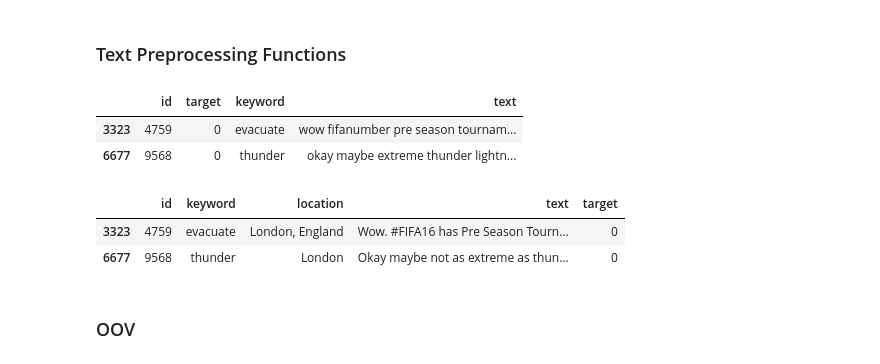
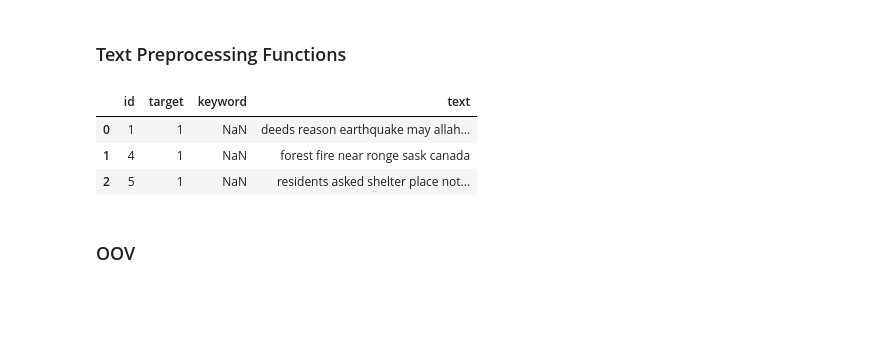
Before and after one commit to dots13/Disaster_Tweets, a Jupyter notebook: Desktop/GIT_pro/twitter/classical_ML/Disaster_Tweets.ipynb, the cells around one changed output. Drawn from its saved outputs; the diff is of its cells as text; code cells hidden in the pictures; blank space fills up the shorter version.

```diff
--- a/Desktop/GIT_pro/twitter/classical_ML/Disaster_Tweets.ipynb
+++ b/Desktop/GIT_pro/twitter/classical_ML/Disaster_Tweets.ipynb
@@ -818,27 +794,12 @@ def basic_cleaning(df_in, column_name):
     df[column_name] = df[column_name].apply(replace_abbrev)
     df[column_name] = df[column_name].apply(replace_mention)
     df[column_name] = df[column_name].apply(remove_number)
-    df[column_name] = df[column_name].apply(remove_emoji)
-
-    df[column_name] = df[column_name].apply(clean_text)
     df[column_name] = df[column_name].apply(convert_lower_case)
     df[column_name] = df[column_name].apply(string_contractions)
-   # df['column_token'] = df[column_name].apply(word_tokenize)
     df[column_name] = df[column_name].apply(remove_punct)
+    df[column_name] = df[column_name].apply(clean_text)
     return df
 # %%
 df_text = df_train.loc[:, ['id', 'target', 'keyword', 'text']]
 # %%
 df_text = basic_cleaning(df_text, 'text')
-# %%
-df_text[df_text.text.str.contains('fifa')]
-# %% [output]
-|  | id | target | keyword | text |
-| 3323 | 4759 | 0 | evacuate | wow fifanumber pre season tournam... |
-| 6677 | 9568 | 0 | thunder | okay maybe extreme thunder lightn... |
-# %%
-df_train[df_train.text.str.contains('FIFA')]
-# %% [output]
-|  | id | keyword | location | text | target |
-| 3323 | 4759 | evacuate | London, England | Wow. #FIFA16 has Pre Season Tourn... | 0 |
-| 6677 | 9568 | thunder | London | Okay maybe not as extreme as thun... | 0 |
@@ -847,2 +806,9 @@ df_train[df_train.id == 4995]
+# %%
+df_text.head(3)
+# %% [output]
+|  | id | target | keyword | text |
+| 0 | 1 | 1 | NaN | deeds reason earthquake may allah... |
+| 1 | 4 | 1 | NaN | forest fire near ronge sask canada |
+| 2 | 5 | 1 | NaN | residents asked shelter place not... |
 # %% [markdown]
 ### OOV
```
Also changed, not shown: parts of 94 cells of this notebook.
